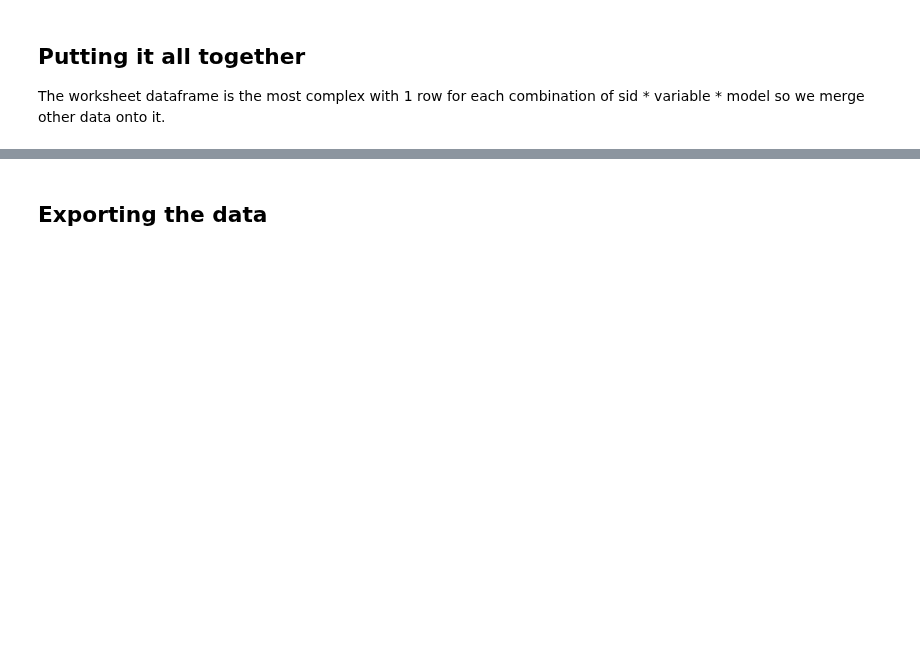
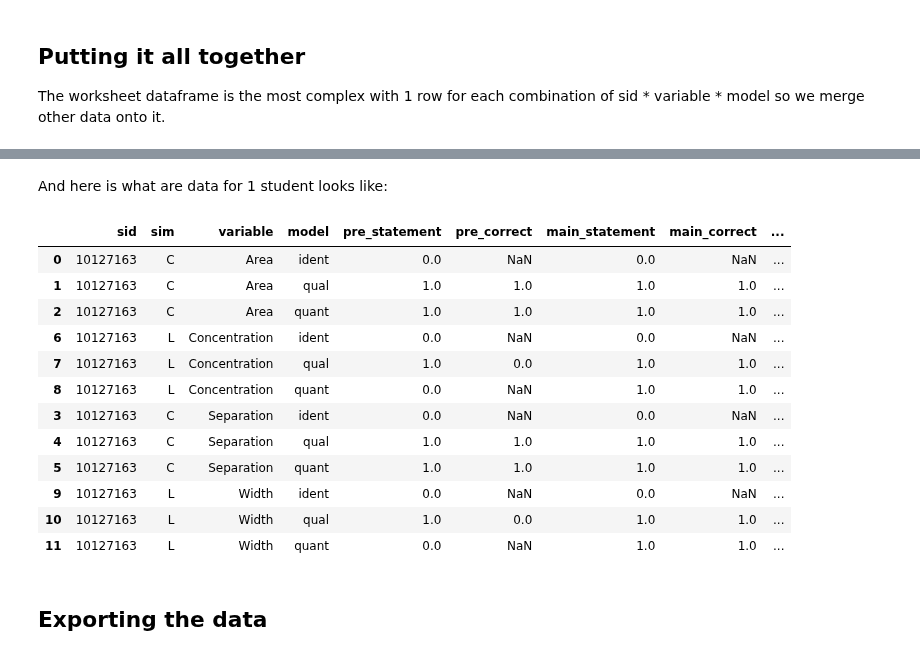
Before and after one commit to jmassall/inquiry_virtualLabs_study, a Jupyter notebook: analysis/storyline_journal_paper.ipynb, the cells around one changed output, grey strips where cells are left out. Cells and saved outputs as stored; diff of their text form; code cells hidden in the pictures; blank space fills up the shorter version.

```diff
--- a/analysis/storyline_journal_paper.ipynb
+++ b/analysis/storyline_journal_paper.ipynb
@@ -23,4 +23,5 @@ matplotlib.style.use('ggplot')
 matplotlib.rcParams['figure.figsize'] = 7, 4
 pd.set_option('precision',3)
 pd.set_option("display.width", 100)
+pd.set_option("max.columns", 100)
 np.set_printoptions(precision=3,suppress=True)
@@ -111,4 +115,4 @@ data = data.merge(wrapper_use_df, how='outer', on=['sid']);
 # %%
 ## We add the student activity order
 order = dict(zip(meta_df.index,meta_df['activity order']))
-data['activity order'] = data.sid.apply(lambda sid: order[sid])
+data['activity_order'] = data.sid.apply(lambda sid: order[sid])
@@ -178,10 +146,20 @@ pre_survey_df.head(5)
-# %%
-data['level_experience_sims'] = data.apply(lambda row: pre_survey_df.loc[pre_survey_df[pre_survey_df['sid']==row['sid']].index[0],'prior_number_virtual_labs'], axis=1)
-# data['experience_undergrad_labs'] = data.apply(lambda row: pre_survey_df.loc[pre_survey_df[pre_survey_df['sid']==row['sid']].index[0],'experience_undergrad_labs'], axis=1)
-data['used_similar_sim_L'] = data[data['sim']=='L'].apply(lambda row: pre_survey_df.loc[pre_survey_df[pre_survey_df['sid']==row['sid']].index[0],'similar_L'],axis=1)
-data['used_similar_sim_L'].fillna(0, inplace=True)
-data['used_similar_sim_C'] = data[data['sim']=='C'].apply(lambda row: pre_survey_df.loc[pre_survey_df[pre_survey_df['sid']==row['sid']].index[0],'similar_C'],axis=1)
-data['used_similar_sim_C'].fillna(0, inplace=True)
-data['used_similar_sim'] = data['used_similar_sim_L'] + data['used_similar_sim_C']
+# %%
+data = data.merge(student_data, how="inner", on = ['sid','sim'])
+# %% [markdown]
+And here is what are data for 1 student looks like:
 # %%
-data.sort_values('sid').head(12)
+data.sort_values(['sid','variable','model']).head(12)
+# %% [output]
+|  | sid | sim | variable | model | pre_statement | pre_correct | main_statement | main_correct | ... |
+| 0 | 10127163 | C | Area | ident | 0.0 | NaN | 0.0 | NaN | ... |
+| 1 | 10127163 | C | Area | qual | 1.0 | 1.0 | 1.0 | 1.0 | ... |
+| 2 | 10127163 | C | Area | quant | 1.0 | 1.0 | 1.0 | 1.0 | ... |
+| 6 | 10127163 | L | Concentration | ident | 0.0 | NaN | 0.0 | NaN | ... |
+| 7 | 10127163 | L | Concentration | qual | 1.0 | 0.0 | 1.0 | 1.0 | ... |
+| 8 | 10127163 | L | Concentration | quant | 0.0 | NaN | 1.0 | 1.0 | ... |
+| 3 | 10127163 | C | Separation | ident | 0.0 | NaN | 0.0 | NaN | ... |
+| 4 | 10127163 | C | Separation | qual | 1.0 | 1.0 | 1.0 | 1.0 | ... |
+| 5 | 10127163 | C | Separation | quant | 1.0 | 1.0 | 1.0 | 1.0 | ... |
+| 9 | 10127163 | L | Width | ident | 0.0 | NaN | 0.0 | NaN | ... |
+| 10 | 10127163 | L | Width | qual | 1.0 | 0.0 | 1.0 | 1.0 | ... |
+| 11 | 10127163 | L | Width | quant | 0.0 | NaN | 1.0 | 1.0 | ... |
```
Also changed, not shown: parts of 27 cells of this notebook, 1 other file.
